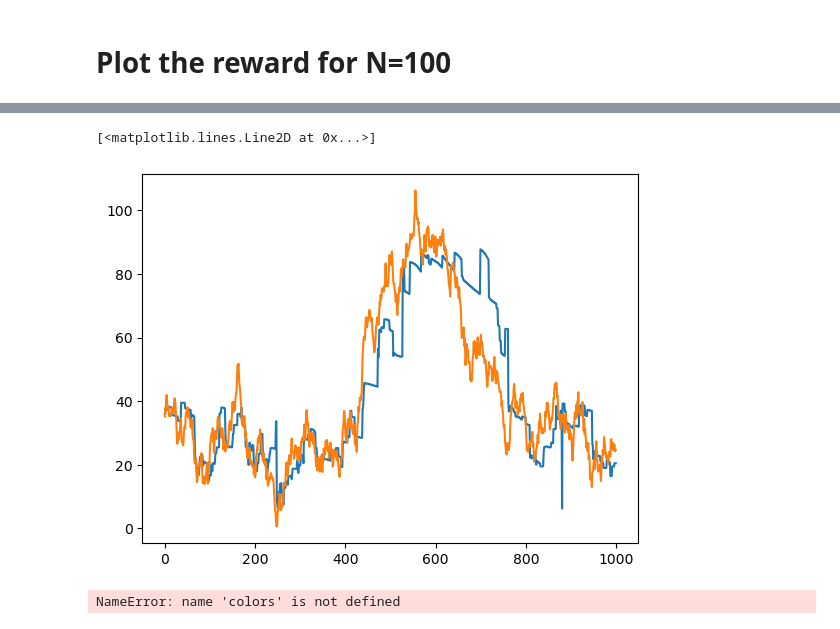
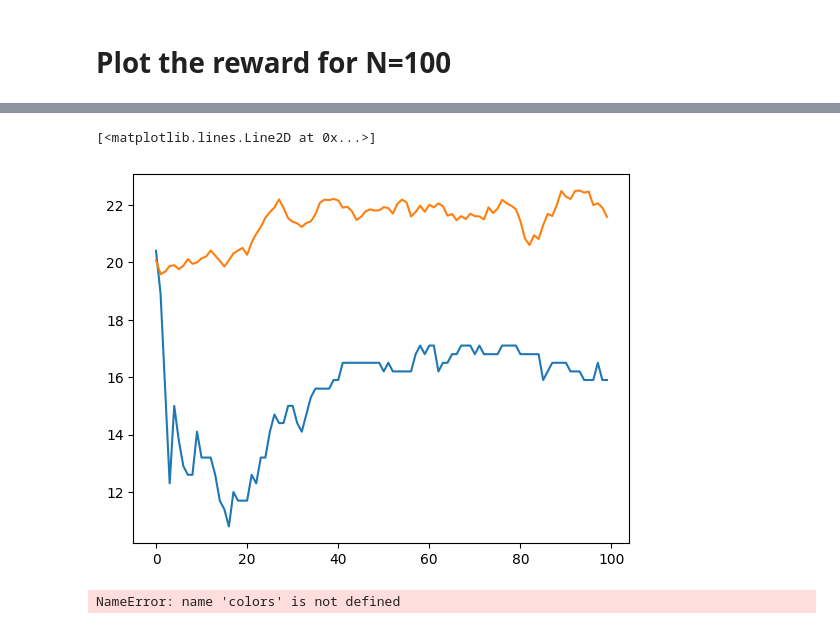
Before and after one commit to quantumJAK/Bayesian-measurment, a Jupyter notebook: Code/fexible_time.ipynb, the cells around one changed output, grey strips where cells are left out. Cells and saved outputs as stored; diff of their text form; code cells hidden in the pictures.

```diff
--- a/Code/fexible_time.ipynb
+++ b/Code/fexible_time.ipynb
@@ -93,15 +110,15 @@ checkpoint_callback = CheckpointCallback(
 
 # Parallel environments
 logdir ="./ppo_bayes_tensorboard/"
-om0 =0
+om0 = 20
 seed_environment = 1
-penalty = -1
-env = est.FlexibleEstimationTime(length = 1000,tc = 1e4, om0=om0, sigma = sigma, initial_std=initial_std,
-            seed_shot= None, seed_field = None, max_time = 50, penalty = penalty)
+penalty = -10
+env = est.FlexibleEstimationTime(length = 100,tc = 1000, om0=om0, sigma = sigma, initial_std=initial_std,
+            seed_shot= None, seed_field = None, max_time = 40, penalty = penalty, over_f=False)
 
 env = Monitor(env, logdir)
 eval_callback = EvalCallback(env, best_model_save_path="./logs2/",
-                             log_path="./logs2/", eval_freq=50000,
+                             log_path="./logs2/", eval_freq=20000,
                              deterministic=False, render=False, n_eval_episodes=25) #?
 
 if not os.path.exists("./ppo_bayes_tensorboard/"):
@@ -110,7 +127,7 @@ if not os.path.exists("./ppo_bayes_tensorboard/"):
 #model = model.load("logs/best_model.zip")
 model = PPO("MlpPolicy", env, verbose=1, tensorboard_log="./ppo_bayes_tensorboard/")
 
-model.learn(total_timesteps=100000, tb_log_name="PPO",callback=eval_callback )
+model.learn(total_timesteps=1000000, tb_log_name="PPO",callback=eval_callback )
 model.save("flex")
 # %% [output]
 Using cpu device
@@ -139,11 +156,11 @@ Reusing TensorBoard on port 6099 (pid 42785), started 2:20:15 ago. (Use '!kill 4
 # Plot the reward for N=100
 # %%
 
-env = est.FlexibleEstimationTime(length = int(1e3), tc = 1e4, om0=om0, sigma = sigma, initial_std=initial_std,
-            seed_shot= None, seed_field = None, max_time = 50, penalty = penalty)
+env = est.FlexibleEstimationTime(length = int(1e2), tc = 1000, om0=om0, sigma = sigma, initial_std=initial_std,
+            seed_shot= None, seed_field = None, max_time = 20, penalty = penalty, over_f=False)
 model = model.load("logs2/best_model.zip")
 results = []
-N = 10
+N = 5
 
 
 #res1 = evaluate_policy(model, env, n_eval_episodes=N, deterministic=False, return_episode_rewards=True)
@@ -181,9 +195,9 @@ Probability of success given flip:  0.9767836919592299
 # %%
-plt.plot(res2.mus[0])
-plt.plot(np.abs(res2.oms[0]))
+plt.plot(res2.mus[8])
+plt.plot(np.abs(res2.oms[8]))
 # %% [output]
 [<matplotlib.lines.Line2D at 0x...>]
-[figure, old version]
+[figure, new version]
 # %%
 # %% [output]
 NameError: name 'colors' is not defined
```
Also changed, not shown: parts of 15 cells of this notebook, 19 other files.
